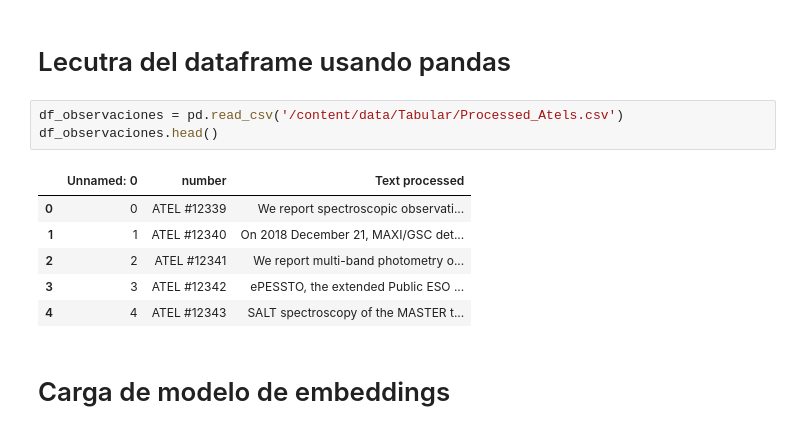
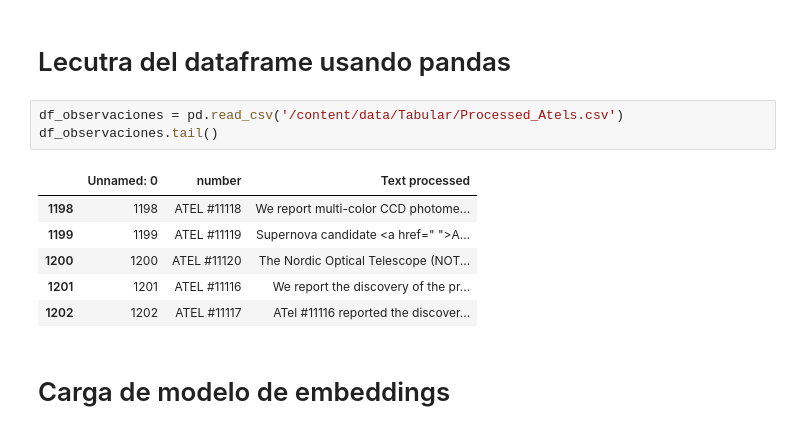
Before and after one commit to Nameless-86/final-nlp, a Jupyter notebook: tpfinalNLP.ipynb, the cells around one changed output. Saved outputs shown, nothing was run; the diff lists cells and outputs as text.

```diff
--- a/tpfinalNLP.ipynb
+++ b/tpfinalNLP.ipynb
@@ -147,14 +165,14 @@ Chunks of curso_astronomia.pdf:
 # Lecutra del dataframe usando pandas
 # %%
 df_observaciones = pd.read_csv('/content/data/Tabular/Processed_Atels.csv')
-df_observaciones.head()
+df_observaciones.tail()
 # %% [output]
 |  | Unnamed: 0 | number | Text processed |
-| 0 | 0 | ATEL #12339 | We report spectroscopic observati... |
-| 1 | 1 | ATEL #12340 | On 2018 December 21, MAXI/GSC det... |
-| 2 | 2 | ATEL #12341 | We report multi-band photometry o... |
-| 3 | 3 | ATEL #12342 | ePESSTO, the extended Public ESO ... |
-| 4 | 4 | ATEL #12343 | SALT spectroscopy of the MASTER t... |
+| 1198 | 1198 | ATEL #11118 | We report multi-color CCD photome... |
+| 1199 | 1199 | ATEL #11119 | Supernova candidate <a href=" ">A... |
+| 1200 | 1200 | ATEL #11120 | The Nordic Optical Telescope (NOT... |
+| 1201 | 1201 | ATEL #11116 | We report the discovery of the pr... |
+| 1202 | 1202 | ATEL #11117 | ATel #11116 reported the discover... |
 # %% [markdown]
 # Carga de modelo de embeddings
 # %%
```
Also changed, not shown: parts of 5 cells of this notebook.
